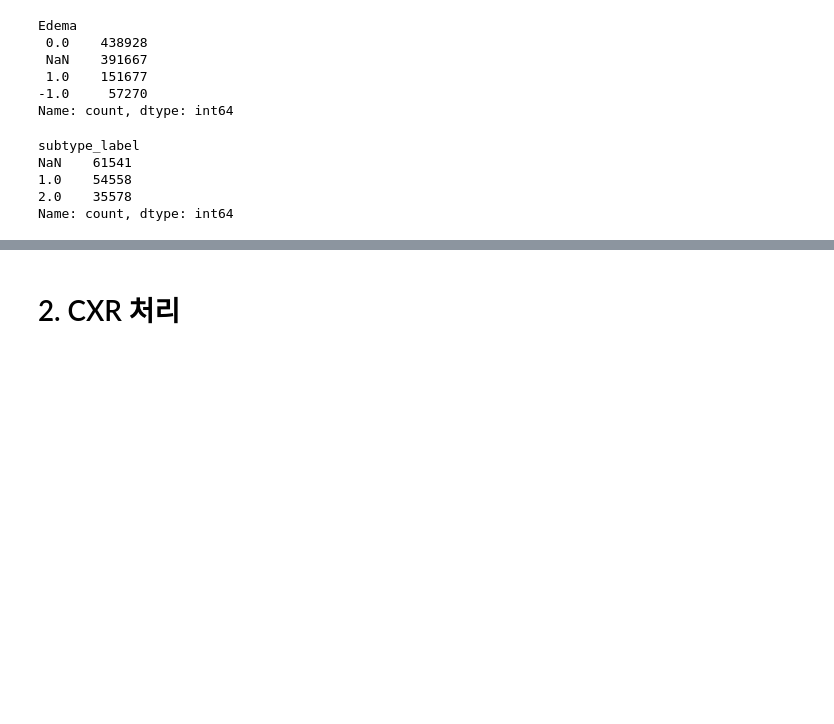
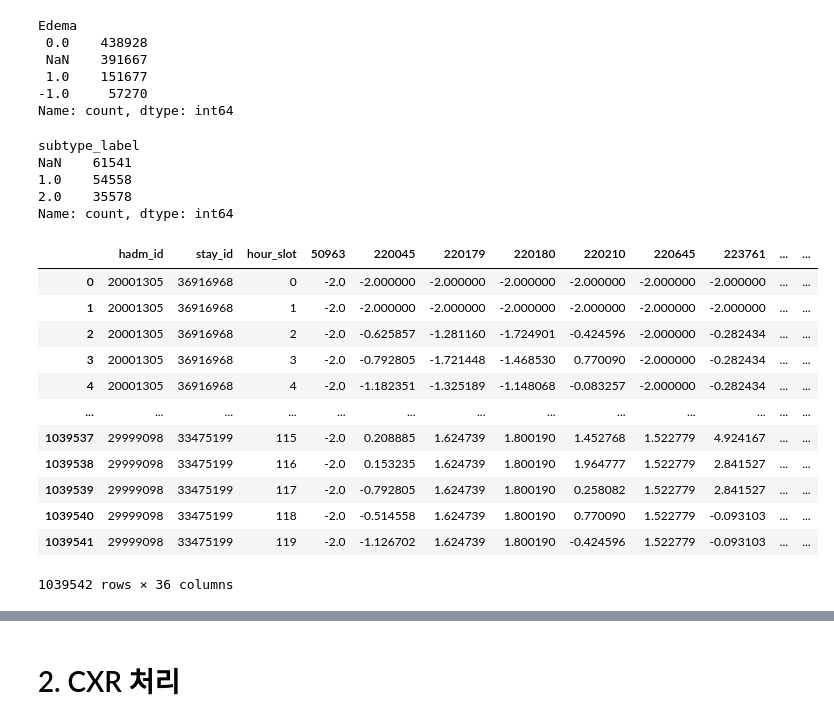
Before and after one commit to lastdancewithyou/multimodal_edema_prediction, a Jupyter notebook: preprocess/time_series_cxr_preprocess_20260316.ipynb, the cells around one changed output, grey strips where cells are left out. Cells and saved outputs as stored; diff of their text form; code cells hidden in the pictures; blank space fills up the shorter version.

```diff
--- a/preprocess/time_series_cxr_preprocess_20260316.ipynb
+++ b/preprocess/time_series_cxr_preprocess_20260316.ipynb
@@ -1837,3 +1735,22 @@ NaN    61541
 Name: count, dtype: int64
 # %%
 df_features.to_feather('/home/DAHS1/gangmin/my_research/src/test/final_ts_dataset_20260324.ftr')
+# %%
+import pandas as pd
+test = pd.read_feather('/home/DAHS1/gangmin/my_research/src/test/final_ts_dataset_20260324.ftr')
+
+test
+# %% [output]
+|  | hadm_id | stay_id | hour_slot | 50963 | 220045 | 220179 | 220180 | 220210 | 220645 | 223761 | ... | ... |
+| 0 | 20001305 | 36916968 | 0 | -2.0 | -2.000000 | -2.000000 | -2.000000 | -2.000000 | -2.000000 | -2.000000 | ... | ... |
+| 1 | 20001305 | 36916968 | 1 | -2.0 | -2.000000 | -2.000000 | -2.000000 | -2.000000 | -2.000000 | -2.000000 | ... | ... |
+| 2 | 20001305 | 36916968 | 2 | -2.0 | -0.625857 | -1.281160 | -1.724901 | -0.424596 | -2.000000 | -0.282434 | ... | ... |
+| 3 | 20001305 | 36916968 | 3 | -2.0 | -0.792805 | -1.721448 | -1.468530 | 0.770090 | -2.000000 | -0.282434 | ... | ... |
+| 4 | 20001305 | 36916968 | 4 | -2.0 | -1.182351 | -1.325189 | -1.148068 | -0.083257 | -2.000000 | -0.282434 | ... | ... |
+| ... | ... | ... | ... | ... | ... | ... | ... | ... | ... | ... | ... | ... |
+| 1039537 | 29999098 | 33475199 | 115 | -2.0 | 0.208885 | 1.624739 | 1.800190 | 1.452768 | 1.522779 | 4.924167 | ... | ... |
+| 1039538 | 29999098 | 33475199 | 116 | -2.0 | 0.153235 | 1.624739 | 1.800190 | 1.964777 | 1.522779 | 2.841527 | ... | ... |
+| 1039539 | 29999098 | 33475199 | 117 | -2.0 | -0.792805 | 1.624739 | 1.800190 | 0.258082 | 1.522779 | 2.841527 | ... | ... |
+| 1039540 | 29999098 | 33475199 | 118 | -2.0 | -0.514558 | 1.624739 | 1.800190 | 0.770090 | 1.522779 | -0.093103 | ... | ... |
+| 1039541 | 29999098 | 33475199 | 119 | -2.0 | -1.126702 | 1.624739 | 1.800190 | -0.424596 | 1.522779 | -0.093103 | ... | ... |
+1039542 rows × 36 columns
```
Also changed, not shown: parts of 25 cells of this notebook, 8 other files.
